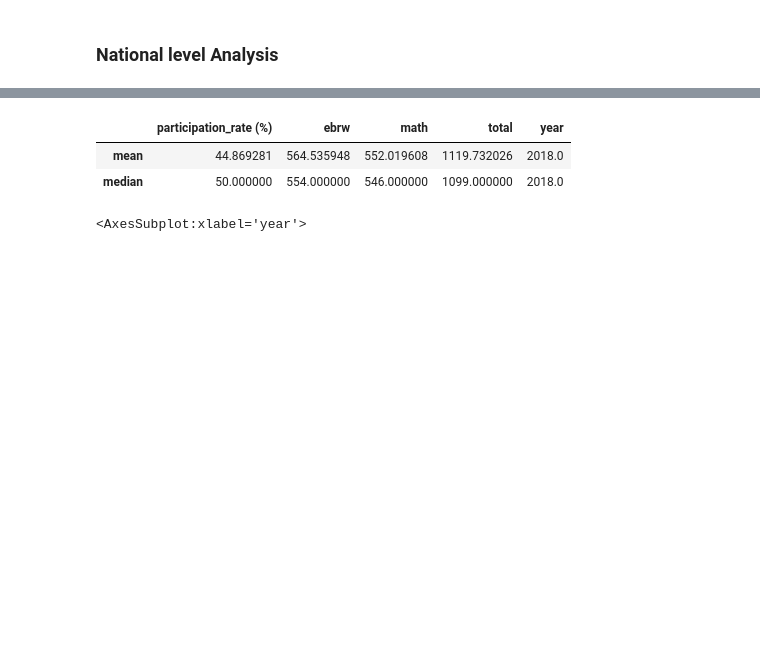
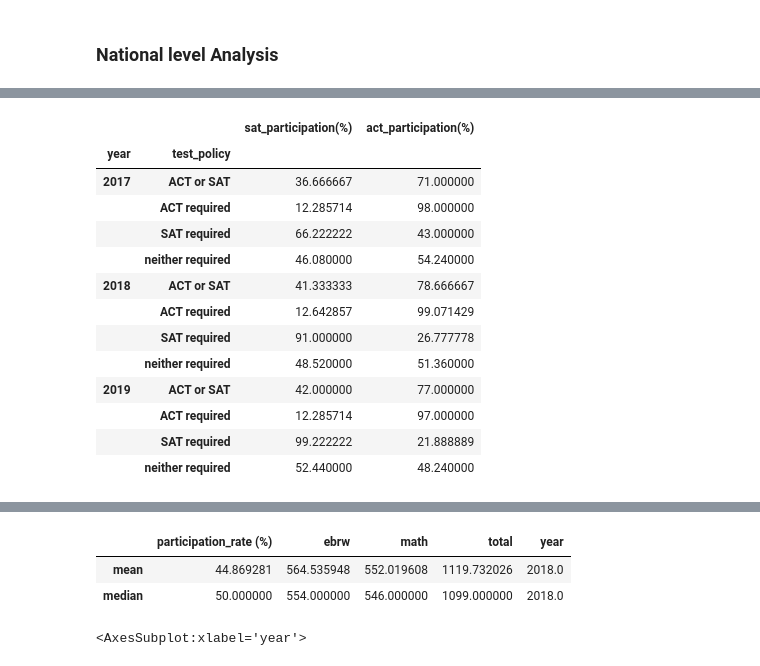
Before and after one commit to nnennaoorji/ACT_SAT_Analysis_2, a Jupyter notebook: code/EDA.ipynb, the cells around one changed output, grey strips where cells are left out. Saved outputs shown, nothing was run; the diff lists cells and outputs as text; code cells hidden in the pictures; blank space fills up the shorter version.

```diff
--- a/code/EDA.ipynb
+++ b/code/EDA.ipynb
@@ -29,0 +93,18 @@ sat.head()
+# %%
+act_and_sat.groupby(['year','test_policy'])[["sat_participation(%)",
+                                      "act_participation(%)"]].mean()
+# %% [output]
+|  |  | sat_participation(%) | act_participation(%) |
+| year | test_policy |  |  |
+| 2017 | ACT or SAT | 36.666667 | 71.000000 |
+|  | ACT required | 12.285714 | 98.000000 |
+|  | SAT required | 66.222222 | 43.000000 |
+|  | neither required | 46.080000 | 54.240000 |
+| 2018 | ACT or SAT | 41.333333 | 78.666667 |
+|  | ACT required | 12.642857 | 99.071429 |
+|  | SAT required | 91.000000 | 26.777778 |
+|  | neither required | 48.520000 | 51.360000 |
+| 2019 | ACT or SAT | 42.000000 | 77.000000 |
+|  | ACT required | 12.285714 | 97.000000 |
+|  | SAT required | 99.222222 | 21.888889 |
+|  | neither required | 52.440000 | 48.240000 |
```
Also changed, not shown: parts of 17 cells of this notebook, 3 other files.
